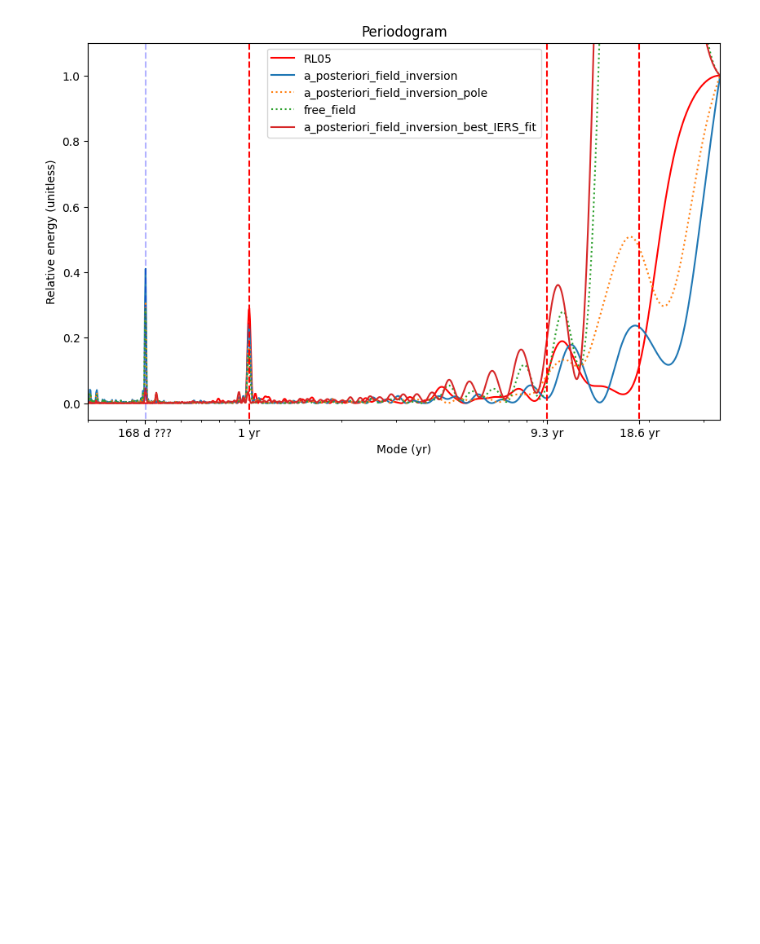
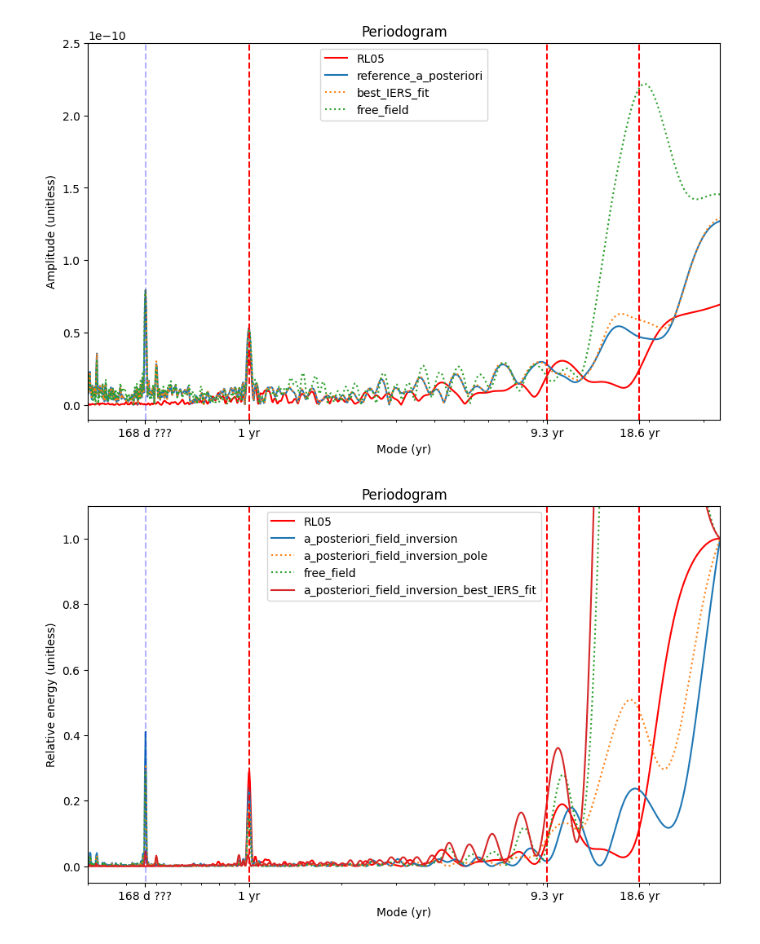
Before and after one commit to maxime-rousselet-cnes/gins_partials, a Jupyter notebook: a_posteriori_plot.ipynb, the cells around one changed output. Cells and saved outputs as stored; diff of their text form; code cells hidden in the pictures; blank space fills up the shorter version.

```diff
--- a/a_posteriori_plot.ipynb
+++ b/a_posteriori_plot.ipynb
@@ -13,6 +13,101 @@ def remove_outliers(times, values):
             if value >= m - 3 * (m - q1) and value <= m + 3 * (q2 - m)
         ]
     ), array([value for value in values if value >= m - 3 * (m - q1) and value <= m + 3 * (q2 - m)])
+# %%
+from plot_gravity_test import produce_uncrossed_figures, gravity_timeseries
+from pathlib import Path
+from pandas import TimedeltaIndex
+from scipy.signal import lombscargle
+from matplotlib.pyplot import (
+    semilogx,
+    vlines,
+    legend,
+    figure,
+    xlim,
+    ylim,
+    title,
+    xlabel,
+    ylabel,
+    xticks,
+)
+from numpy import logspace, pi, array, log10
+from scipy.signal import detrend
+from plot_gravity_test import ParameterType
+
+fig = figure(figsize=(10, 6))
+freqs = 2 * pi / logspace(log10(0.3), log10(34), 1000, 10)
+reference_dates, reference_values, reference_uncertainties = gravity_timeseries()
+time_deltas: TimedeltaIndex = reference_dates - reference_dates[0]
+reference_t = time_deltas.days / 365.25
+reference_periodogram = lombscargle(
+    x=reference_t, y=detrend(reference_values["C_20"]), freqs=freqs, normalize="amplitude"
+)
+semilogx(
+    2 * pi / freqs,
+    abs(reference_periodogram),
+    label="RL05",
+    color="red",
+)
+
+for file_name, color, linestyle in zip(
+    ["reference_a_posteriori", "best_IERS_fit", "free_field"],
+    ["blue", "purple", "orange", "red"],
+    ["-", ":", ":", "-"],
+):
+
+    solutions, _, _ = produce_uncrossed_figures(
+        root=Path("."),
+        file=Path(file_name),
+        output_root=Path("."),
+        reference_dates=reference_dates,
+        reference_field=(reference_values, reference_uncertainties),
+        get_anyway=True,
+    )
+    dates = array(
+        [
+            parameter[3]
+            for parameter in solutions.keys()
+            if parameter[0] == ParameterType.C
+            and parameter[1] == 2
+            and parameter[2] == 0
+            and parameter[3] is not None
+        ]
+    )
+    dates.sort()
+    values = array([solutions[(ParameterType.C, 2, 0, date, None)] for date in dates])
+    time_deltas: TimedeltaIndex = dates - dates[0]
+    t = array([time.days for time in time_deltas]) / 365.25
+    t, values = remove_outliers(t, detrend(values))
+    periodogram = lombscargle(x=t, y=values, freqs=freqs, normalize="amplitude")
+    semilogx(2 * pi / freqs, abs(periodogram), label=file_name, linestyle=linestyle)
+
+
+vlines(
+    array([1, 9.3, 18.6]),
+    ymin=-1e-11,
+    ymax=2.5e-10,
+    linestyles="--",
+    colors="red",
+)
+vlines(169 / 365, ymin=-1e-11, ymax=2.5e-10, linestyles="--", colors="blue", alpha=0.3)
+ylim(-1e-11, 2.5e-10)
+xlim(0.3, 34)
+legend(loc="upper center")
+xlabel("Mode (yr)")
+ylabel("Amplitude (unitless)")
+title("Periodogram")
+xticks(
+    ticks=[168 / 365.25, 1, 9.3, 18.6],
+    labels=[
+        r"168 d ???",
+        "1 yr",
+        "9.3 yr",
+        "18.6 yr",
+    ],
+)
+fig.savefig("periodogram.pdf")
+# %% [output]
+[figure, added]
 # %%
 from plot_gravity_test import produce_uncrossed_figures, gravity_timeseries
 from pathlib import Path
```
Also changed, not shown: parts of 3 cells of this notebook, 18 other files.
